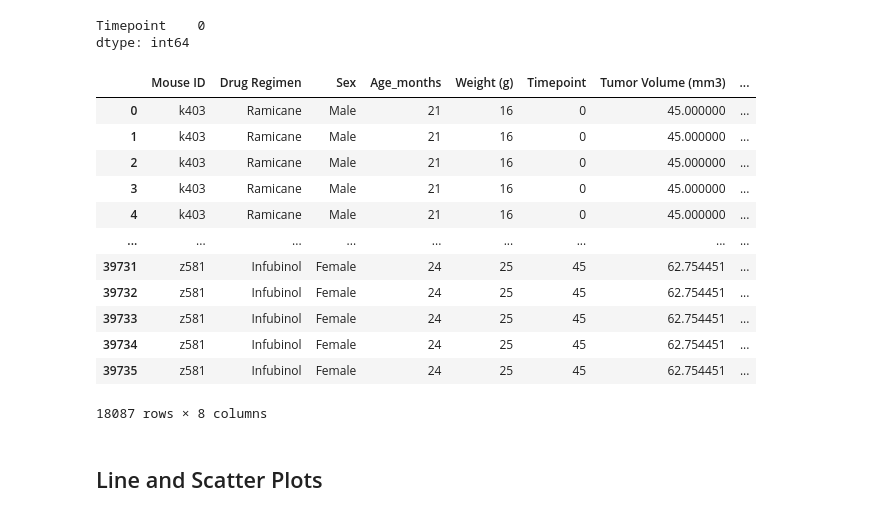
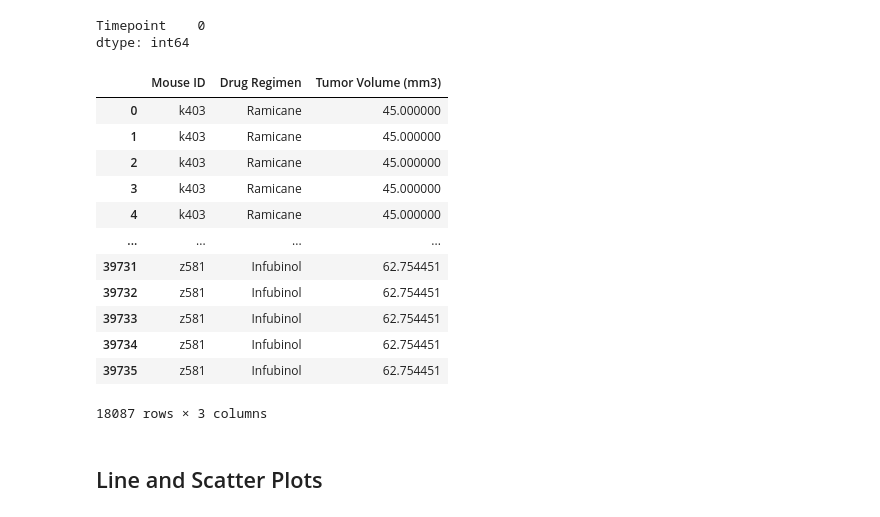
Before and after one commit to shirinegm/matplotlib-challenge, a Jupyter notebook: pymaceuticals_starter.ipynb, the cells around one changed output. Saved outputs shown, nothing was run; the diff lists cells and outputs as text; code cells hidden in the pictures.

Commit message:
cleaned mouse max vol data

```diff
--- a/pymaceuticals_starter.ipynb
+++ b/pymaceuticals_starter.ipynb
@@ -277,22 +277,22 @@ dtype: int64
 # %%
 # Merge this group df with the original dataframe to get the tumor volume at the last timepoint
 enhanced_mouse_data = pd.merge(mouse_data, last_timepoints_df)
 enhanced_mouse_data = enhanced_mouse_data.loc[(enhanced_mouse_data['Drug Regimen'].isin(['Capomulin', 'Ramicane',
                                                                                          'Infubinol', 'Ceftamin']))]
-enhanced_mouse_data
+max_tumor_data = enhanced_mouse_data[{"Mouse ID", "Drug Regimen", "Tumor Volume (mm3)"}]
 # %% [output]
-|  | Mouse ID | Drug Regimen | Sex | Age_months | Weight (g) | Timepoint | Tumor Volume (mm3) | ... |
-| 0 | k403 | Ramicane | Male | 21 | 16 | 0 | 45.000000 | ... |
-| 1 | k403 | Ramicane | Male | 21 | 16 | 0 | 45.000000 | ... |
-| 2 | k403 | Ramicane | Male | 21 | 16 | 0 | 45.000000 | ... |
-| 3 | k403 | Ramicane | Male | 21 | 16 | 0 | 45.000000 | ... |
-| 4 | k403 | Ramicane | Male | 21 | 16 | 0 | 45.000000 | ... |
-| ... | ... | ... | ... | ... | ... | ... | ... | ... |
-| 39731 | z581 | Infubinol | Female | 24 | 25 | 45 | 62.754451 | ... |
-| 39732 | z581 | Infubinol | Female | 24 | 25 | 45 | 62.754451 | ... |
-| 39733 | z581 | Infubinol | Female | 24 | 25 | 45 | 62.754451 | ... |
-| 39734 | z581 | Infubinol | Female | 24 | 25 | 45 | 62.754451 | ... |
-| 39735 | z581 | Infubinol | Female | 24 | 25 | 45 | 62.754451 | ... |
+|  | Mouse ID | Drug Regimen | Tumor Volume (mm3) |
+| 0 | k403 | Ramicane | 45.000000 |
+| 1 | k403 | Ramicane | 45.000000 |
+| 2 | k403 | Ramicane | 45.000000 |
+| 3 | k403 | Ramicane | 45.000000 |
+| 4 | k403 | Ramicane | 45.000000 |
+| ... | ... | ... | ... |
+| 39731 | z581 | Infubinol | 62.754451 |
+| 39732 | z581 | Infubinol | 62.754451 |
+| 39733 | z581 | Infubinol | 62.754451 |
+| 39734 | z581 | Infubinol | 62.754451 |
+| 39735 | z581 | Infubinol | 62.754451 |
-18087 rows × 8 columns
+18087 rows × 3 columns
 # %%
 # Put treatments into a list for for loop (and later for plot labels)
```
Also changed, not shown: parts of 1 cell of this notebook.
